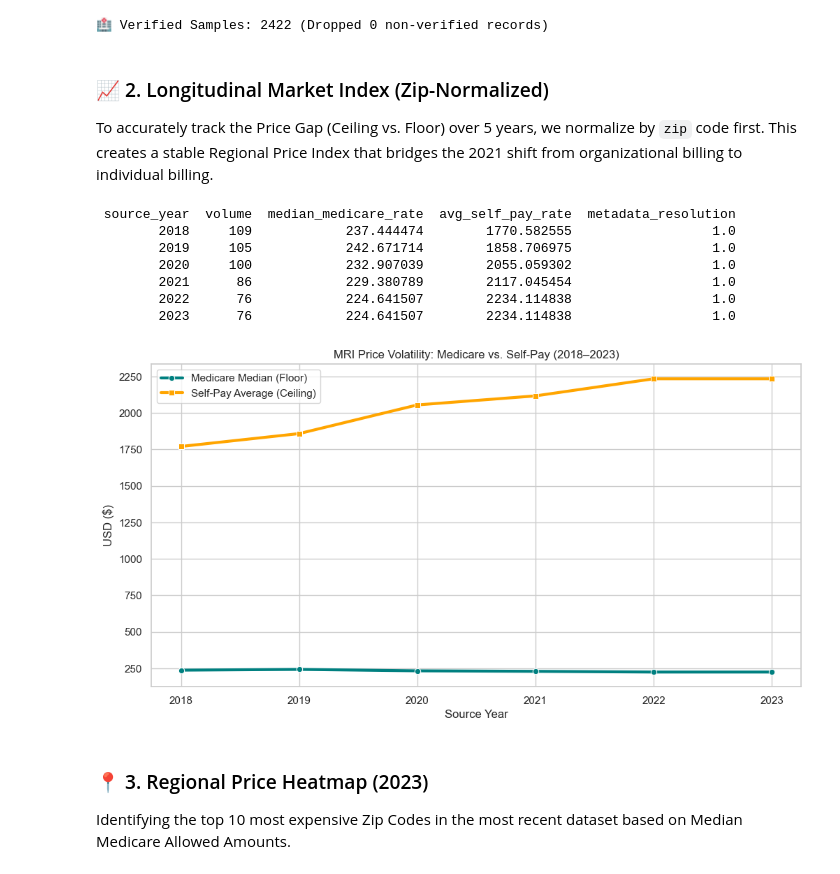
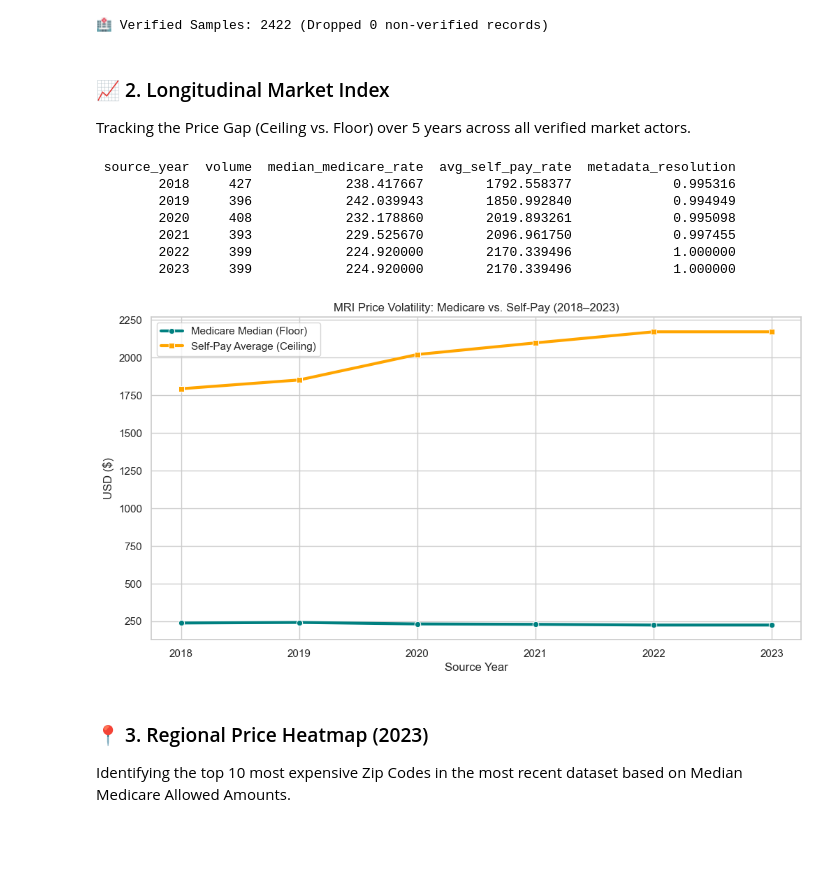
Before and after one commit to 6066Z/OpenHealthDP, a Jupyter notebook: example_analysis/mri_professional_analysis_v2.4.1.ipynb, the cells around one changed output. Cells and saved outputs as stored; diff of their text form; code cells hidden in the pictures; blank space fills up the shorter version.

Commit message:
chore(analysis): remove zip-level normalization from clinical notebooks

```diff
--- a/example_analysis/mri_professional_analysis_v2.4.1.ipynb
+++ b/example_analysis/mri_professional_analysis_v2.4.1.ipynb
@@ -52,44 +51,37 @@ clean_df = df[df['is_verified'] == True].copy()
 print(f'🏥 Verified Samples: {len(clean_df)} (Dropped {len(df) - len(clean_df)} non-verified records)')
 # %% [output]
 🏥 Verified Samples: 2422 (Dropped 0 non-verified records)
-# %% [markdown]
-### 📈 2. Longitudinal Market Index (Zip-Normalized)
-To accurately track the Price Gap (Ceiling vs. Floor) over 5 years, we normalize by `zip` code first. This creates a stable Regional Price Index that bridges the 2021 shift from organizational billing to individual billing.
+# %% [markdown]
+### 📈 2. Longitudinal Market Index
+Tracking the Price Gap (Ceiling vs. Floor) over 5 years across all verified market actors.
 # %%
-# Zip-Level Bridge (Protocol 3)
-zip_df = clean_df.groupby(['zip', 'source_year']).agg({
-    'total_cost': 'median',
-    'total_charge': 'mean',
-    'name': 'first'
-}).reset_index()
-
-yearly_stats = zip_df.groupby('source_year').agg(
+yearly_stats = clean_df.groupby('source_year').agg(
     volume=('total_cost', 'count'),
     median_medicare_rate=('total_cost', 'median'),
     avg_self_pay_rate=('total_charge', 'mean'),
     metadata_resolution=('name', lambda x: x.notnull().mean())
 ).reset_index()
 
 print(yearly_stats.to_string(index=False))
 
 # Visualization: The Price Gap (Ceiling vs. Floor)
 plt.figure(figsize=(12, 6))
 sns.lineplot(data=yearly_stats, x='source_year', y='median_medicare_rate', label='Medicare Median (Floor)', marker='o', color='teal', linewidth=3)
 sns.lineplot(data=yearly_stats, x='source_year', y='avg_self_pay_rate', label='Self-Pay Average (Ceiling)', marker='s', color='orange', linewidth=3)
 plt.title('MRI Price Volatility: Medicare vs. Self-Pay (2018-2023)')
 plt.ylabel('USD ($)')
 plt.xlabel('Source Year')
 plt.legend()
 plt.show()
 # %% [output]
  source_year  volume  median_medicare_rate  avg_self_pay_rate  metadata_resolution
-        2018     109            237.444474        1770.582555                  1.0
-        2019     105            242.671714        1858.706975                  1.0
-        2020     100            232.907039        2055.059302                  1.0
-        2021      86            229.380789        2117.045454                  1.0
-        2022      76            224.641507        2234.114838                  1.0
-        2023      76            224.641507        2234.114838                  1.0
+        2018     427            238.417667        1792.558377             0.995316
+        2019     396            242.039943        1850.992840             0.994949
+        2020     408            232.178860        2019.893261             0.995098
+        2021     393            229.525670        2096.961750             0.997455
+        2022     399            224.920000        2170.339496             1.000000
+        2023     399            224.920000        2170.339496             1.000000
-[figure, old version]
+[figure, new version]
 # %% [markdown]
 ### 📍 3. Regional Price Heatmap (2023)
 Identifying the top 10 most expensive Zip Codes in the most recent dataset based on Median Medicare Allowed Amounts.
```
Also changed, not shown: parts of 2 cells of this notebook, 1 other file.
